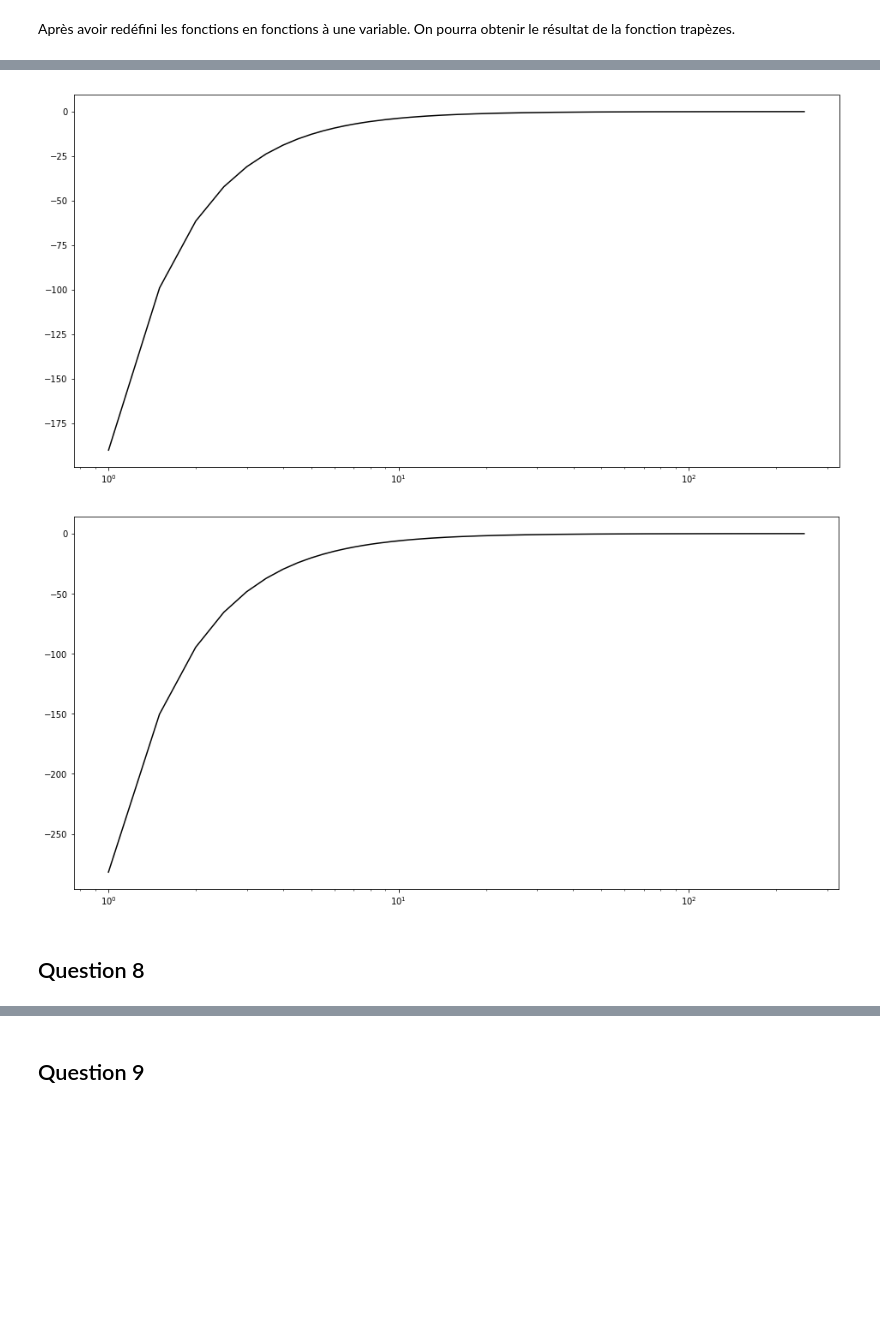
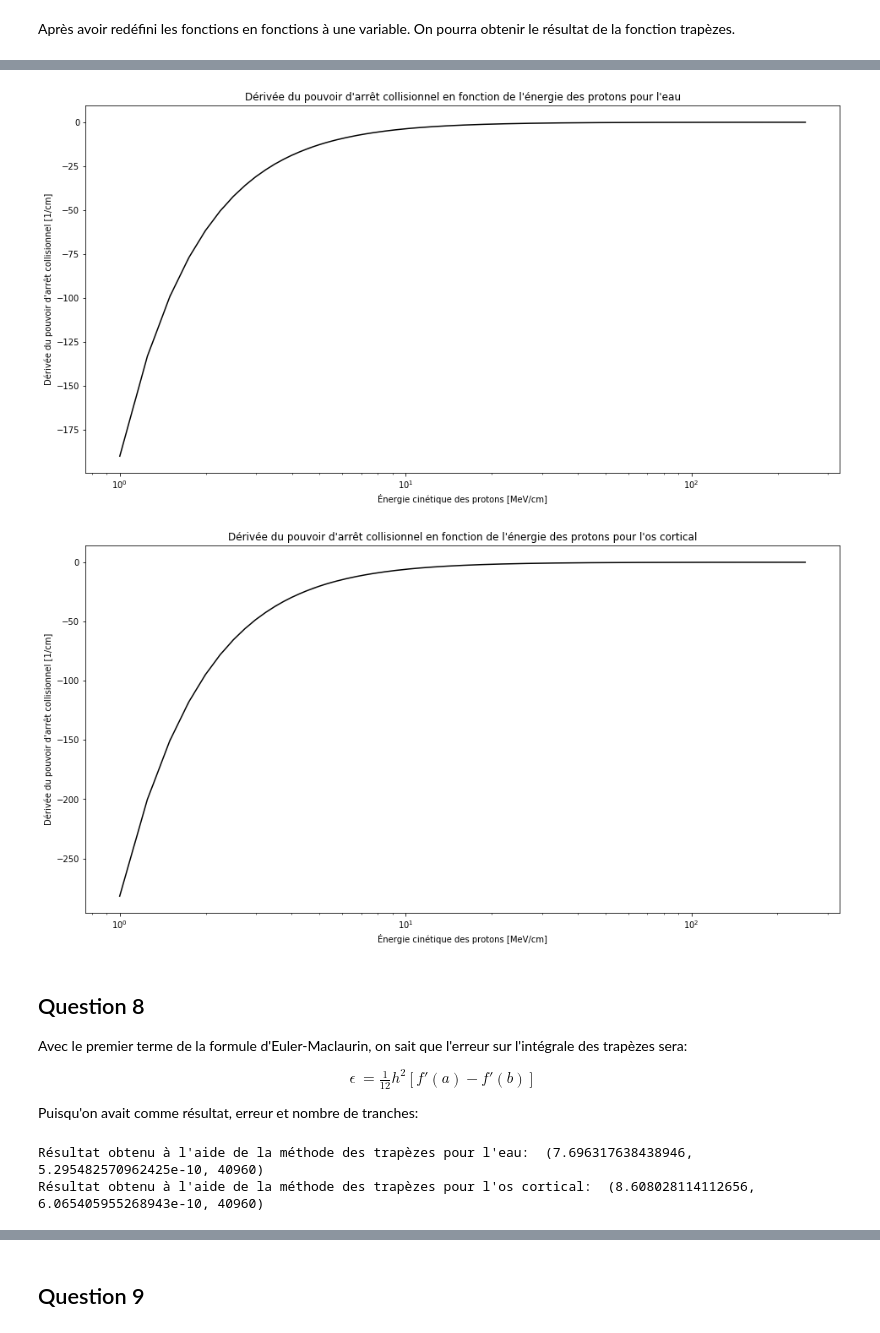
Before and after one commit to juham58/PhysNum_TP1, a Jupyter notebook: TP1.ipynb, the cells around one changed output, grey strips where cells are left out. Drawn from its saved outputs; the diff is of its cells as text; code cells hidden in the pictures; blank space fills up the shorter version.

```diff
--- a/TP1.ipynb
+++ b/TP1.ipynb
@@ -269,31 +275,48 @@ Sous forme _Python_, on aura:
 # %%
 a = 2*m_e
 b = 1 + (m_e/m_p)**2
 d = m_e/m_p
 
 def d_S_col(T, I, n_e): # Traduction en Python de l'expression de la dérivée de S_col
     a = 2*m_e
     b = 1 + (m_e/m_p)**2
     d = m_e/m_p
     U = 2*pi*r_e**2*m_e*n_e
     k = a**2/I**2
     return (gamma(T)*U*(gamma(T)*(4*b*gamma(T)+3*d*gamma(T)**2+d)-2*(b+d*gamma(T))*np.log((a*(gamma(T)**2-1)**2*k)/(b+d*gamma(T))) ))/(m_p*((gamma(T))**2-1)**2*(b+d*gamma(T)))
 
-linspace = np.linspace(1, 250, 500)
+linspace = np.linspace(1, 250, 1000)
 
 plt.figure(figsize=(16,8))
 plt.xscale("log")
 plt.xlabel("Énergie cinétique des protons [MeV/cm]")
-plt.ylabel("Dérivée du pouvoir d'arrêt collisionnel ")
+plt.ylabel("Dérivée du pouvoir d'arrêt collisionnel [1/cm]")
+plt.title("Dérivée du pouvoir d'arrêt collisionnel en fonction de l'énergie des protons pour l'eau")
 plt.plot(linspace, d_S_col(linspace, I_eau, ne_eau), "k-")
 
 plt.figure(figsize=(16,8))
 plt.xscale("log")
 plt.xlabel("Énergie cinétique des protons [MeV/cm]")
+plt.ylabel("Dérivée du pouvoir d'arrêt collisionnel [1/cm]")
+plt.title("Dérivée du pouvoir d'arrêt collisionnel en fonction de l'énergie des protons pour l'os cortical")
 plt.plot(linspace, d_S_col(linspace, I_os, ne_os), "k-")
 plt.show()
 # %% [output]
-[figure, old version]
+[figure, new version]
-[figure, old version]
+[figure, new version]
-# %% [markdown]
-## Question 8
+# %% [markdown]
+## Question 8
+
+Avec le premier terme de la formule d'Euler-Maclaurin, on sait que l'erreur sur l'intégrale des trapèzes sera:
+$$
+\begin{align*}
+    \epsilon &= \frac{1}{12}h^2 \left[ f'(a) - f'(b) \right]
+\end{align*}
+$$
+Puisqu'on avait comme résultat, erreur et nombre de tranches:
+# %%
+print("Résultat obtenu à l'aide de la méthode des trapèzes pour l'eau: ", trapezes(S_col_eau,3,100, 10, 1e-9))
+print("Résultat obtenu à l'aide de la méthode des trapèzes pour l'os cortical: ",trapezes(S_col_os,3,100, 10, 1e-9))
+# %% [output]
+Résultat obtenu à l'aide de la méthode des trapèzes pour l'eau:  (7.696317638438946, 5.295482570962425e-10, 40960)
+Résultat obtenu à l'aide de la méthode des trapèzes pour l'os cortical:  (8.608028114112656, 6.065405955268943e-10, 40960)
```
Also changed, not shown: parts of 3 cells of this notebook.
